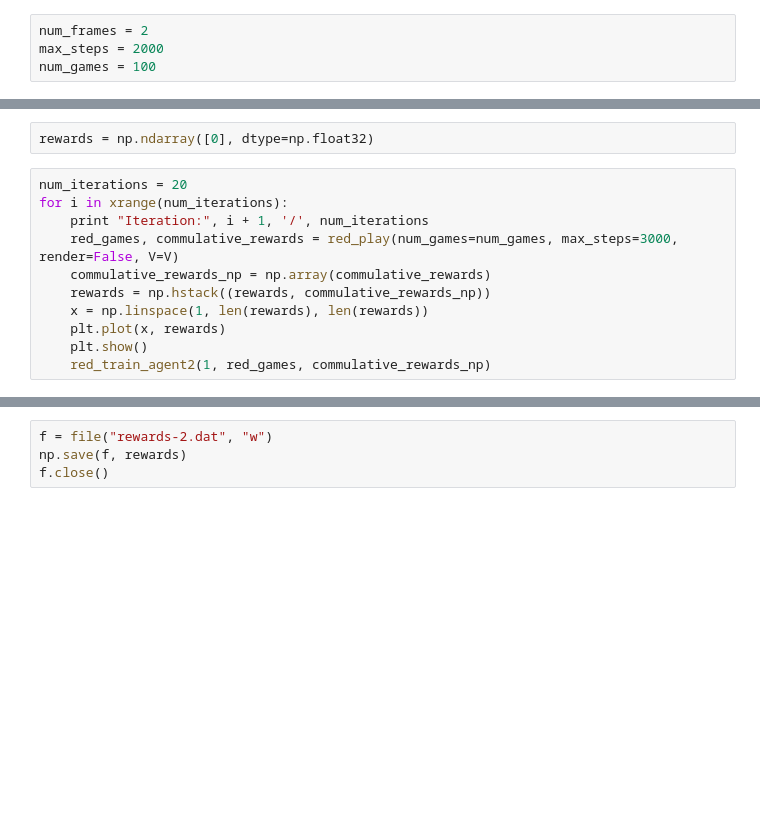
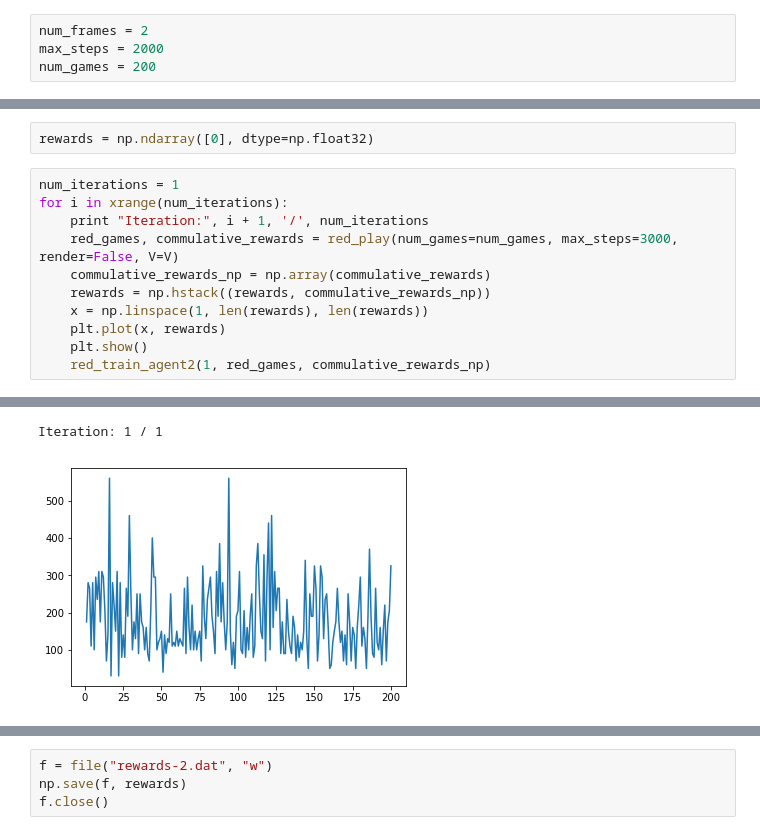
Before and after one commit to mvachovski/ipython-notebooks, a Jupyter notebook: OpenAI-DemonAttack-v3-a7.ipynb, the cells around one changed output, grey strips where cells are left out. Saved outputs shown, nothing was run; the diff lists cells and outputs as text; blank space fills up the shorter version.

```diff
--- a/OpenAI-DemonAttack-v3-a7.ipynb
+++ b/OpenAI-DemonAttack-v3-a7.ipynb
@@ -14,7 +14,7 @@ def int2onehot(n, max_n):
 # %%
 num_frames = 2
 max_steps = 2000
-num_games = 100
+num_games = 200
 # %%
 def dim_reduce(a, V, keep_dim):
     res = np.zeros([keep_dim])
@@ -181,7 +224,7 @@ sess.run(tf.global_variables_initializer())
 # %%
 rewards = np.ndarray([0], dtype=np.float32)
 # %%
-num_iterations = 20
+num_iterations = 1
 for i in xrange(num_iterations):
     print "Iteration:", i + 1, '/', num_iterations
     red_games, commulative_rewards = red_play(num_games=num_games, max_steps=3000, render=False, V=V)
@@ -191,3 +234,4 @@ for i in xrange(num_iterations):
     plt.plot(x, rewards)
     plt.show()
     red_train_agent2(1, red_games, commulative_rewards_np)
+# %% [output]
@@ -193,0 +239,2 @@ for i in xrange(num_iterations):
+Iteration: 1 / 1
+[figure, added]
```
Also changed, not shown: parts of 11 cells of this notebook.
